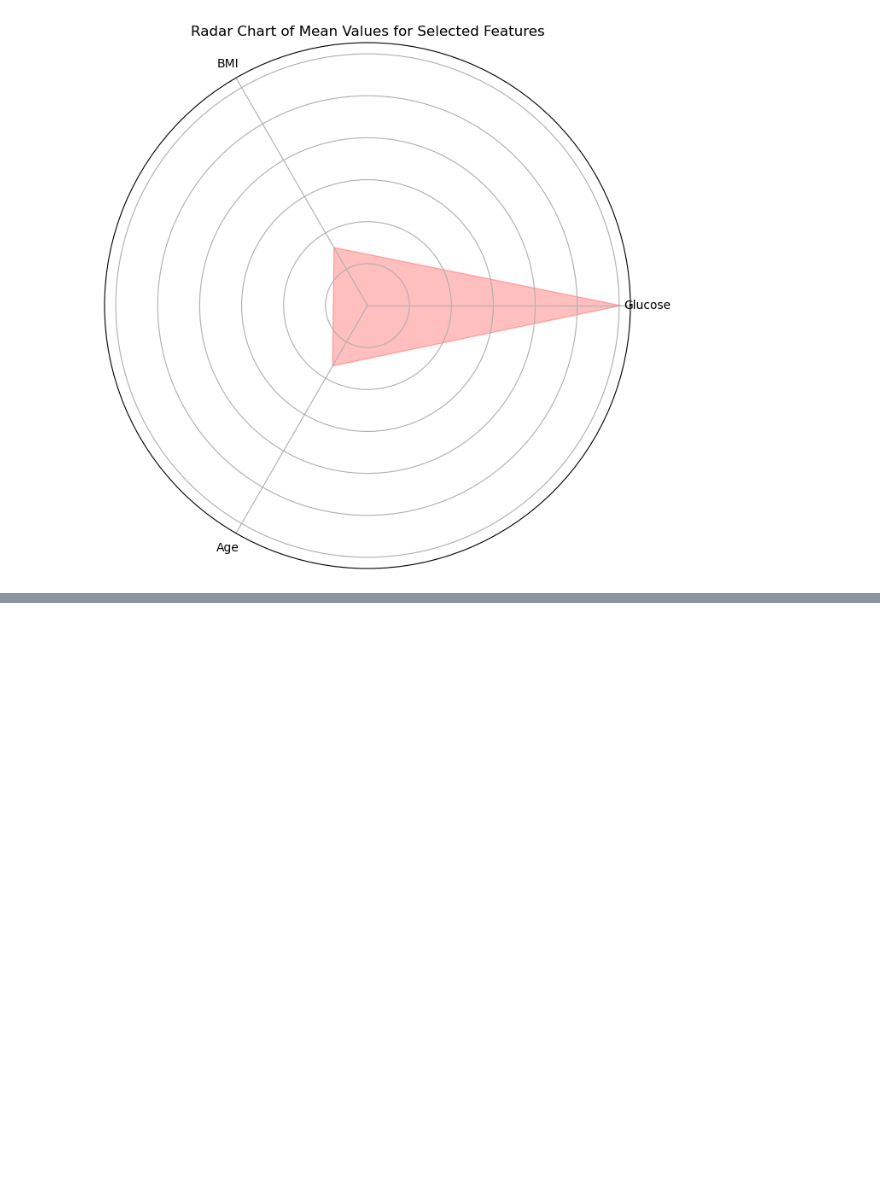
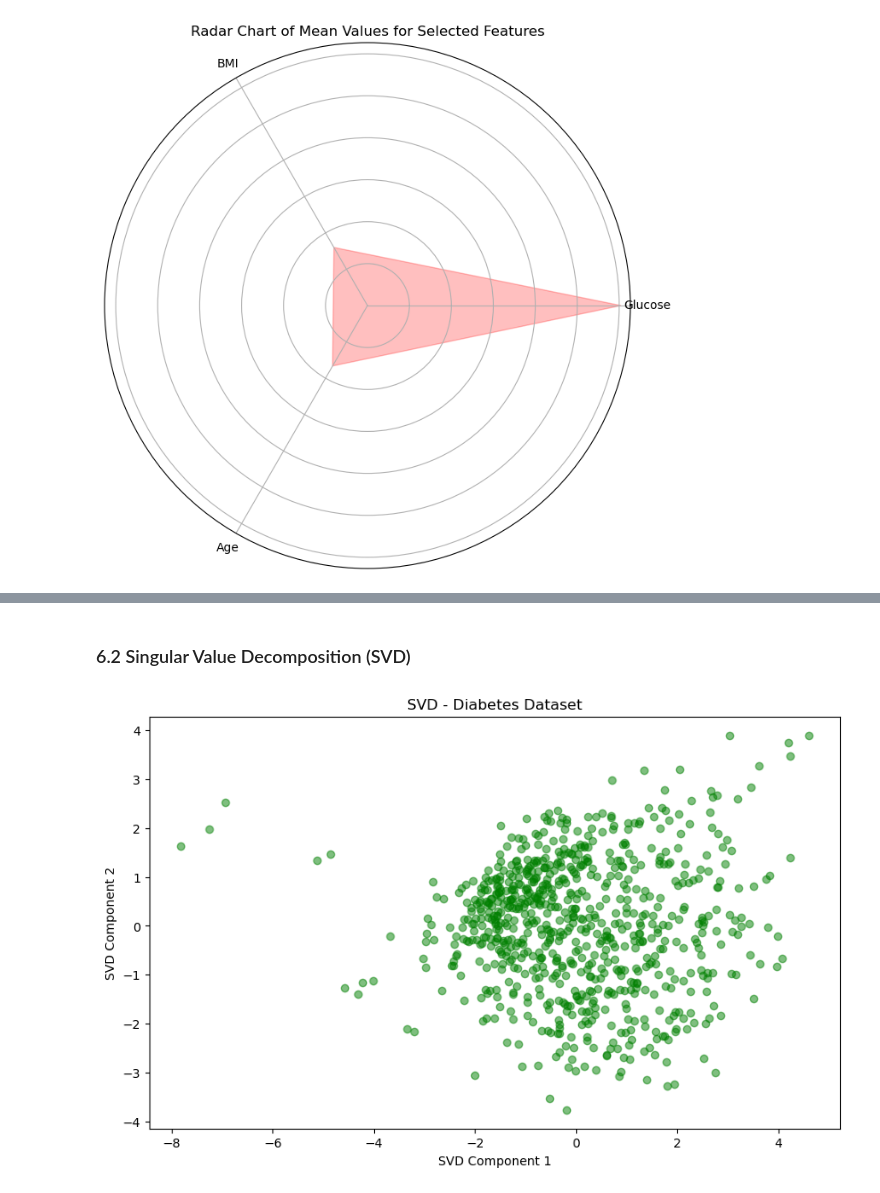
Before and after one commit to naveen2964/21BDS0266_EDA, a Jupyter notebook: Digital Assignment EDA.ipynb, the cells around one changed output, grey strips where cells are left out. Saved outputs shown, nothing was run; the diff lists cells and outputs as text; code cells hidden in the pictures; blank space fills up the shorter version.

```diff
--- a/Digital Assignment EDA.ipynb
+++ b/Digital Assignment EDA.ipynb
@@ -437,0 +521,18 @@ plt.show()
+# %% [markdown]
+### 6.2 Singular Value Decomposition (SVD)
+# %%
+from sklearn.decomposition import TruncatedSVD
+
+# Applying SVD
+svd = TruncatedSVD(n_components=2)
+svd_data = svd.fit_transform(scaled_data)
+
+# Plotting SVD results
+plt.figure(figsize=(10, 6))
+plt.scatter(svd_data[:, 0], svd_data[:, 1], c='green', alpha=0.5)
+plt.title("SVD - Diabetes Dataset")
+plt.xlabel("SVD Component 1")
+plt.ylabel("SVD Component 2")
+plt.show()
+# %% [output]
+[figure, added]
```
Also changed, not shown: parts of 39 cells of this notebook.
